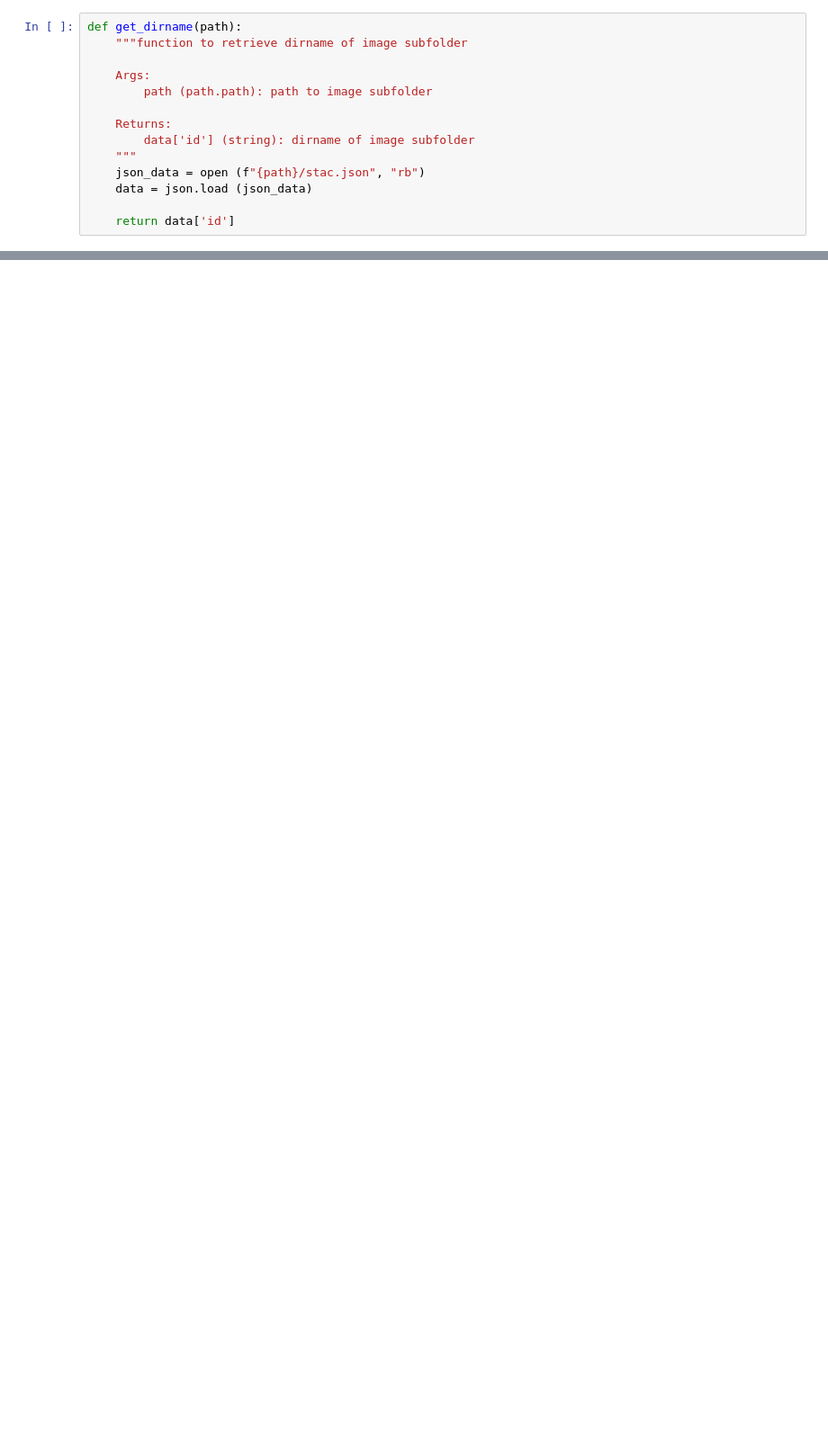
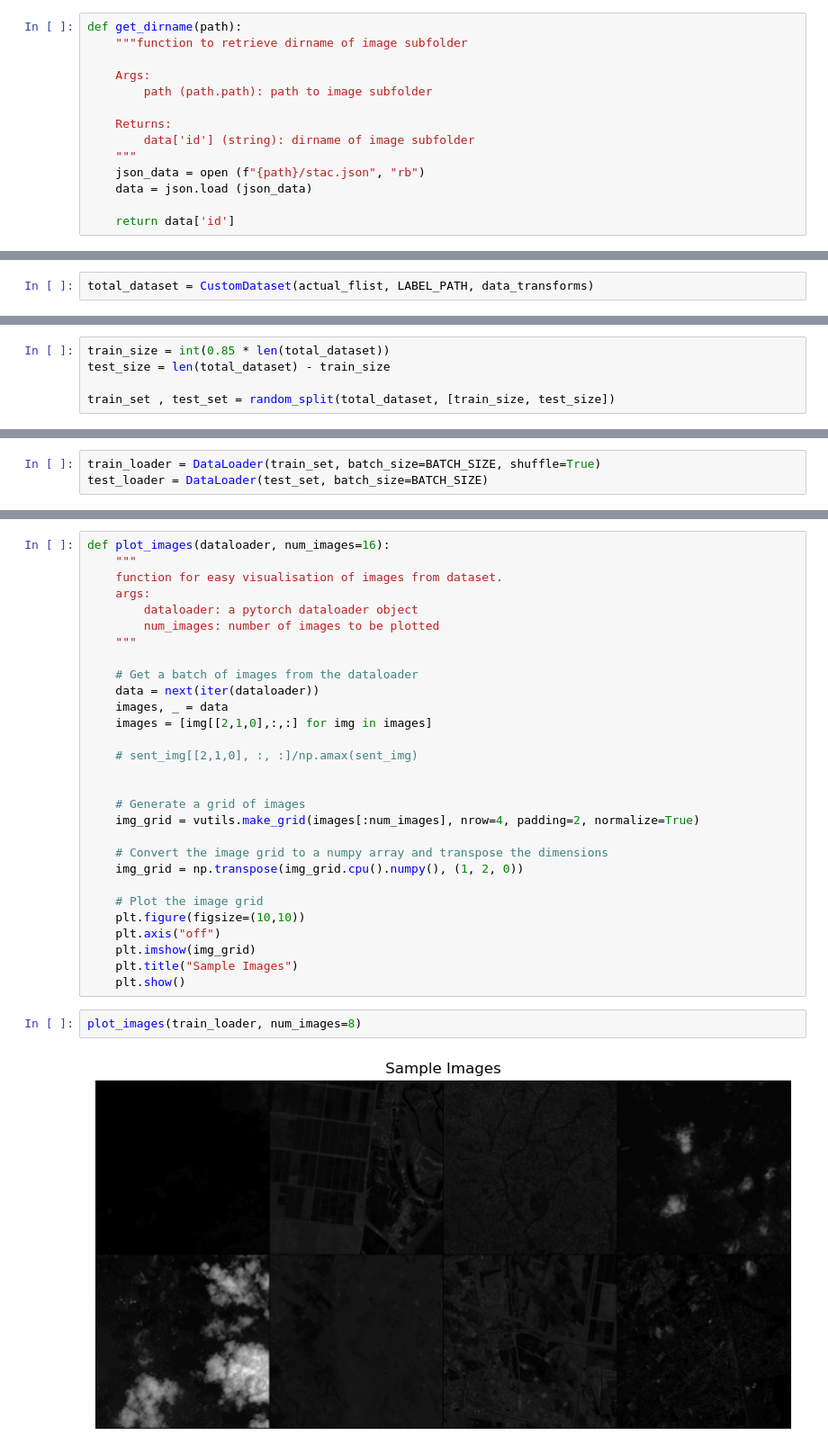
Before and after one commit to kohlivrinda/Flood-detection, a Jupyter notebook: notebooks/pre-processing.ipynb, the cells around one changed output, grey strips where cells are left out. Shown: that part at 90% size. Cells and saved outputs as stored; diff of their text form; blank space fills up the shorter version.

```diff
--- a/notebooks/pre-processing.ipynb
+++ b/notebooks/pre-processing.ipynb
@@ -132,0 +228,2 @@ extract_tar(source, save)
+# %%
+total_dataset = CustomDataset(actual_flist, LABEL_PATH, data_transforms)
@@ -132,0 +234,5 @@ extract_tar(source, save)
+# %%
+train_size = int(0.85 * len(total_dataset))
+test_size = len(total_dataset) - train_size
+
+train_set , test_set = random_split(total_dataset, [train_size, test_size])
@@ -132,0 +247,3 @@ extract_tar(source, save)
+# %%
+train_loader = DataLoader(train_set, batch_size=BATCH_SIZE, shuffle=True)
+test_loader = DataLoader(test_set, batch_size=BATCH_SIZE)
@@ -132,0 +262,33 @@ extract_tar(source, save)
+# %%
+def plot_images(dataloader, num_images=16):
+    """
+    function for easy visualisation of images from dataset.
+    args:
+        dataloader: a pytorch dataloader object
+        num_images: number of images to be plotted
+    """
+
+    # Get a batch of images from the dataloader
+    data = next(iter(dataloader))
+    images, _ = data
+    images = [img[[2,1,0],:,:] for img in images]
+
+    # sent_img[[2,1,0], :, :]/np.amax(sent_img)
+
+
+    # Generate a grid of images
+    img_grid = vutils.make_grid(images[:num_images], nrow=4, padding=2, normalize=True)
+
+    # Convert the image grid to a numpy array and transpose the dimensions
+    img_grid = np.transpose(img_grid.cpu().numpy(), (1, 2, 0))
+
+    # Plot the image grid
+    plt.figure(figsize=(10,10))
+    plt.axis("off")
+    plt.imshow(img_grid)
+    plt.title("Sample Images")
+    plt.show()
+# %%
+plot_images(train_loader, num_images=8)
+# %% [output]
+[figure, added]
```
Also changed, not shown: parts of 20 cells of this notebook, 6 other files.
